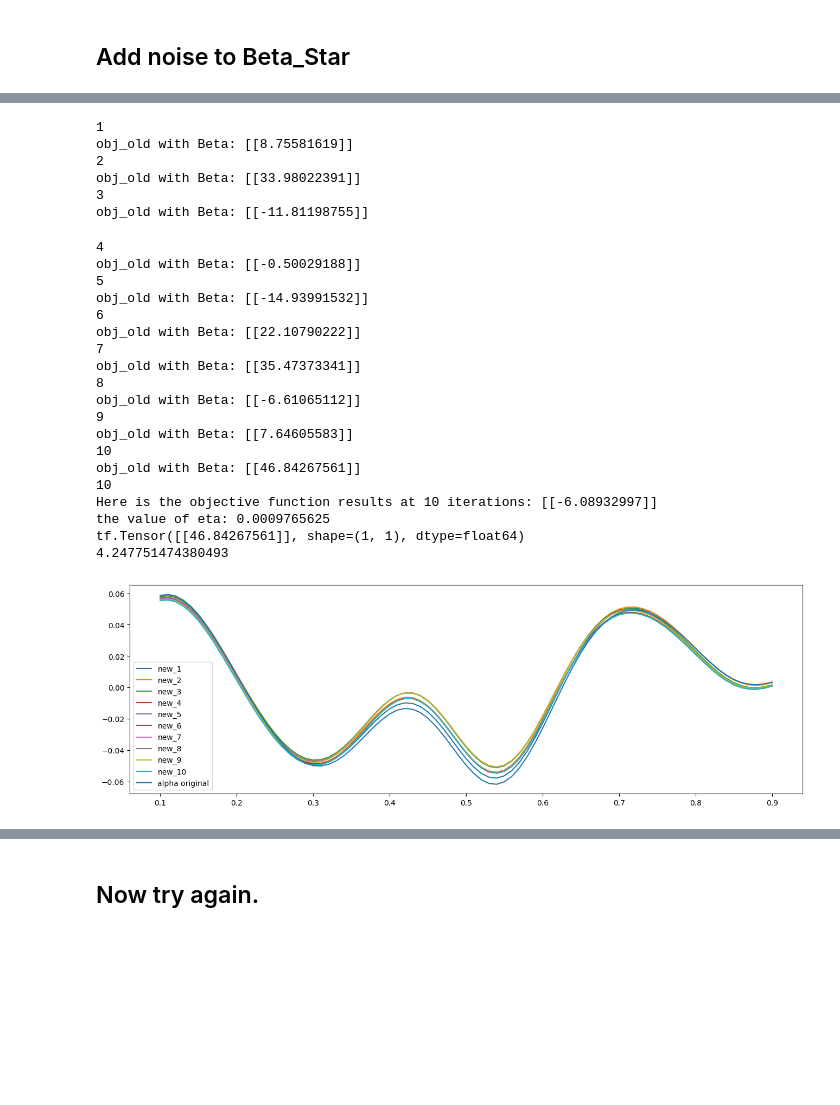
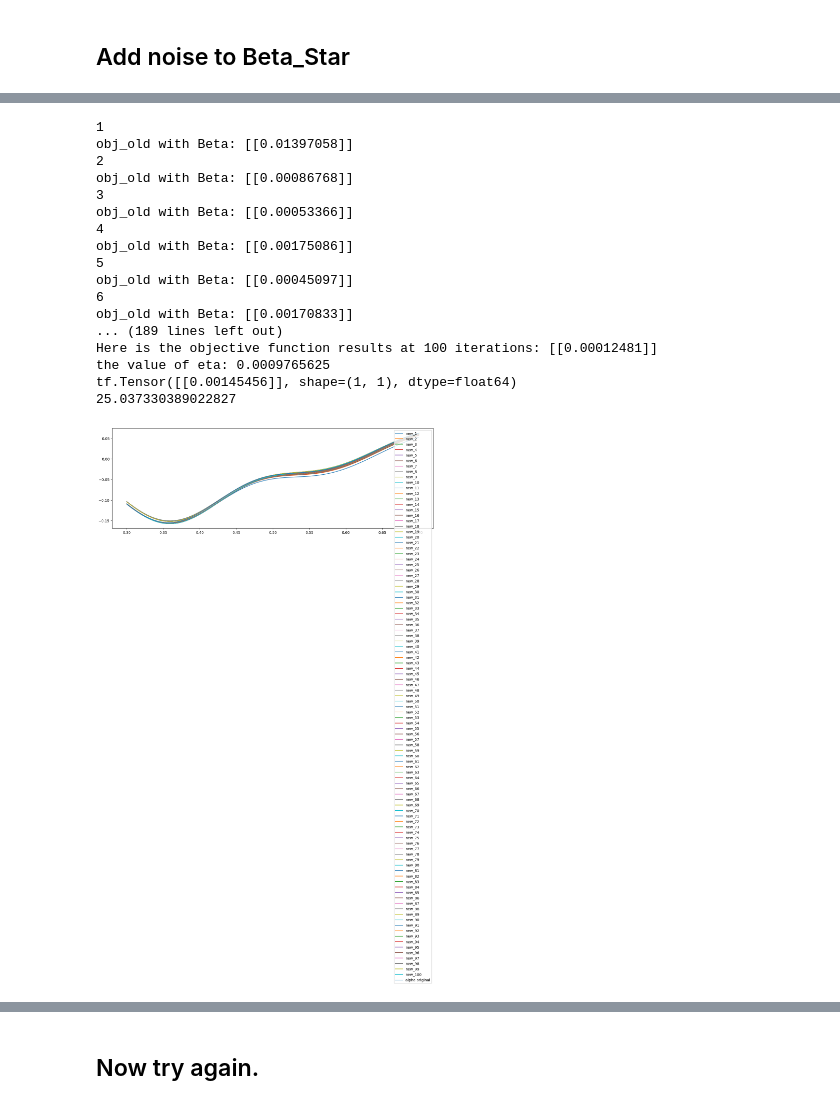
Before and after one commit to vgeneva/NN_Backprop, a Jupyter notebook: iterOCK_take2.ipynb, the cells around one changed output, grey strips where cells are left out. Drawn from its saved outputs; the diff is of its cells as text; code cells hidden in the pictures; blank space fills up the shorter version.

```diff
--- a/iterOCK_take2.ipynb
+++ b/iterOCK_take2.ipynb
@@ -1175,7 +1179,6 @@ eta = 1e-1
 LAM = 1e-4 #lambs[lambda_index] #1e-6
 Beta = Beta_ini
 #Sol.y = sol.y
-LINT = L_x
 LSTAR = L_test
 
 #def objective(L_star, Beta_ini, lam, phi_0_fixed = phi_0_fixed, x_input = x_input):
@@ -1187,7 +1190,7 @@ for i in range(10):
   #print(Beta)
   with tf.GradientTape() as tape:
       tape.watch(Beta)
-      obj = objective(LINT, LSTAR, Beta, LAM)
+      obj = objective(LSTAR, Beta, LAM)
   if  i % 1 == 0:
     print(i)
     print(obj)
@@ -1228,7 +1228,7 @@ for i in range(100):
   Beta_ini = tf.Variable(Beta_ini)
   with tf.GradientTape() as tape:
       tape.watch(Beta_ini)
-      obj = objective(L_x, L_test, Beta_ini, 1e-4)
+      obj = objective(L_test, Beta_ini, 1e-4)
   if  i % 10 == 0:
     print(i)
     print(obj)
@@ -1752,7 +1597,7 @@ OBJ_2 = [] #lstar obj restulst
 # sol = solve_ivp(alpha,[0,1], np.reshape(x_input, len(x_input)), t_eval = t_list, vectorized = True)
 sol = solve_ivp(alph,[0,1], np.reshape(x_input, len(x_input)), t_eval = t_list, vectorized = True)
 # k9v
-L_x = Gamma(1/(num-1), np.reshape(x_input, (len(x_input))), y = sol.y, N = num, kern = k9v)
+#L_x = Gamma(1/(num-1), np.reshape(x_input, (len(x_input))), y = sol.y, N = num, kern = k9v)
 LSTAR = con(1/(num-1), y = sol.y, num = num, kern = k9v)
 
 # measuring error
@@ -1792,7 +1637,7 @@ while(cond):
           #print(f"Here is the obj value for GD: {obj}")
       #print("Is GD obj decrease?")
       #print(decreasing(OBJ))
-          obj = objective(L_x, LSTAR, Beta, LAM)
+          obj = objective(LSTAR, Beta, LAM)
           print(f"obj_old with Beta: {obj}")
           #print(f"This is gradient {i}th iteration obj_old: {obj}")
 
@@ -1802,8 +1647,8 @@ while(cond):
       #print(beta_grad)
       #print(np.sum(beta_grad**2))
 
-      Beta = Beta - eta * (beta_grad / np.linalg.norm(beta_grad)) # gradient desecn
-      #Beta = Beta - eta * beta_grad
+      #Beta = Beta - eta * (beta_grad / np.linalg.norm(beta_grad)) # gradient desecn
+      Beta = Beta - eta * beta_grad
 
       #obj_1 = obj.numpy()  #make obj into a numpy
       #obj_old = np.copy(obj_1) #-1
@@ -1947,7 +1792,7 @@ while(cond):
 
     if mm % 1 == 0:
       print(mm)
-      print(f"Here is the objective function results at {mm} iterations: {objective(L_x, LSTAR, Beta, LAM)}")
+      print(f"Here is the objective function results at {mm} iterations: {objective(LSTAR, Beta, LAM)}")
       print(f"the value of eta: {eta}")
       cond = False # stop algorithm
       #if decreasing(OBJ)[0] and decreasing(OBJ_2)[0] == True:
@@ -2094,5 +1941,6 @@ plt.show()
 # %% [markdown]
 ## Add noise to Beta_Star
 # %%
-percent_error = 1*np.exp(-50)
+percent_error = 1*np.exp(-20)
+print(percent_error)
 n_3 = np.linalg.norm(beta_star)
@@ -2194,7 +2044,7 @@ while(cond):
       Beta = tf.Variable(Beta)
       with tf.GradientTape() as tape:
           tape.watch(Beta)
-          obj = objective(L_x, LSTAR, Beta, LAM)
+          obj = objective(LSTAR, Beta, LAM)
           print(f"obj_old with Beta: {obj}")
           #print(f"This is gradient {i}th iteration obj_old: {obj}")
 
@@ -2210,7 +2060,7 @@ while(cond):
       obj_1 = obj.numpy()  #make obj into a numpy
       obj_old = np.copy(obj_1) #-1
       #make new obj
-      obj_new = objective(L_x, LSTAR, Beta, LAM)
+      obj_new = objective(LSTAR, Beta, LAM)
       #print(f"obj_new with Beta after GD: {obj_new}")
 
       '''
@@ -2344,58 +2194,50 @@ while(cond):
   # after gradient descent we should still decrease objective
   # compare to the last gradeint desecent objective print
   # compare the LSTAR
   # plot this
   #print(obj)
 
-    if mm % 10 == 0:
+    if mm % 100 == 0:
       print(mm)
-      print(f"Here is the objective function results at {mm} iterations: {objective(L_x, LSTAR, Beta, LAM)}")
+      print(f"Here is the objective function results at {mm} iterations: {objective(LSTAR, Beta, LAM)}")
       print(f"the value of eta: {eta}")
       cond = False # stop algorithm
       #if decreasing(OBJ)[0] and decreasing(OBJ_2)[0] == True:
       #  eta = eta / 2
 #        print(f"this is the same eta: {eta}")
 #      else:
 #        eta = eta / 2
 #        print(f"objection funcion is increasing, change eta to: {eta}")
 
 plt.plot(x_input, np.transpose(alph(1, x_input)), label = 'alpha original')
 plt.legend()
 print(obj)
 et = time.time()
 total_time = et - st
 print(total_time)
 #print("GD obj list: ")
 #print(decreasing(OBJ))
 #print("LSTAR obj list:")
 #print(decreasing(OBJ_2))
 # %% [output]
 1
-obj_old with Beta: [[8.75581619]]
+obj_old with Beta: [[0.01397058]]
 2
-obj_old with Beta: [[33.98022391]]
+obj_old with Beta: [[0.00086768]]
 3
-obj_old with Beta: [[-11.81198755]]
+obj_old with Beta: [[0.00053366]]
+4
+obj_old with Beta: [[0.00175086]]
+5
+obj_old with Beta: [[0.00045097]]
+6
+obj_old with Beta: [[0.00170833]]
+... (189 lines left out)
+Here is the objective function results at 100 iterations: [[0.00012481]]
+the value of eta: 0.0009765625
+tf.Tensor([[0.00145456]], shape=(1, 1), dtype=float64)
+25.037330389022827
-4
-obj_old with Beta: [[-0.50029188]]
-5
-obj_old with Beta: [[-14.93991532]]
-6
-obj_old with Beta: [[22.10790222]]
-7
-obj_old with Beta: [[35.47373341]]
-8
-obj_old with Beta: [[-6.61065112]]
-9
-obj_old with Beta: [[7.64605583]]
-10
-obj_old with Beta: [[46.84267561]]
-10
-Here is the objective function results at 10 iterations: [[-6.08932997]]
-the value of eta: 0.0009765625
-tf.Tensor([[46.84267561]], shape=(1, 1), dtype=float64)
-4.247751474380493
-[figure, old version]
+[figure, new version]
 # %%
 # sol - true trajectoires, how x changes based on integrating with alpha
 solve_Beta = solve_ivp(new_alpha,[0,1],np.reshape(x_input,len(x_input)),
```
Also changed, not shown: parts of 95 cells of this notebook.
